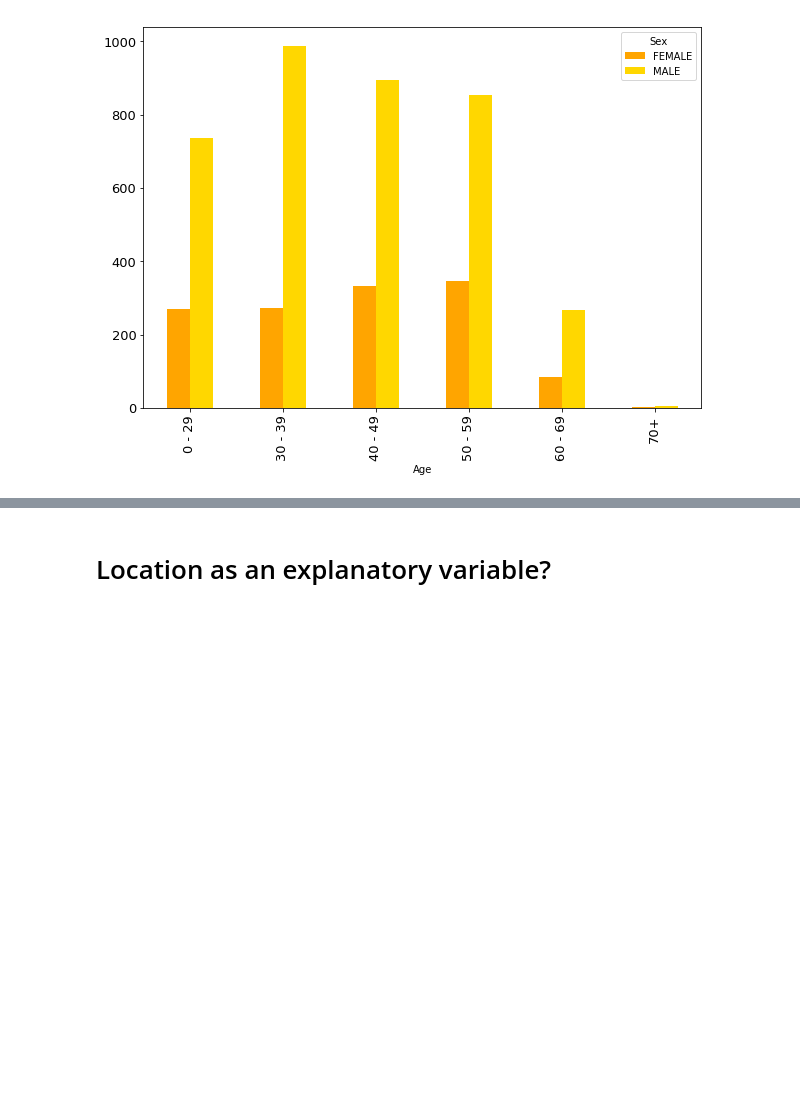
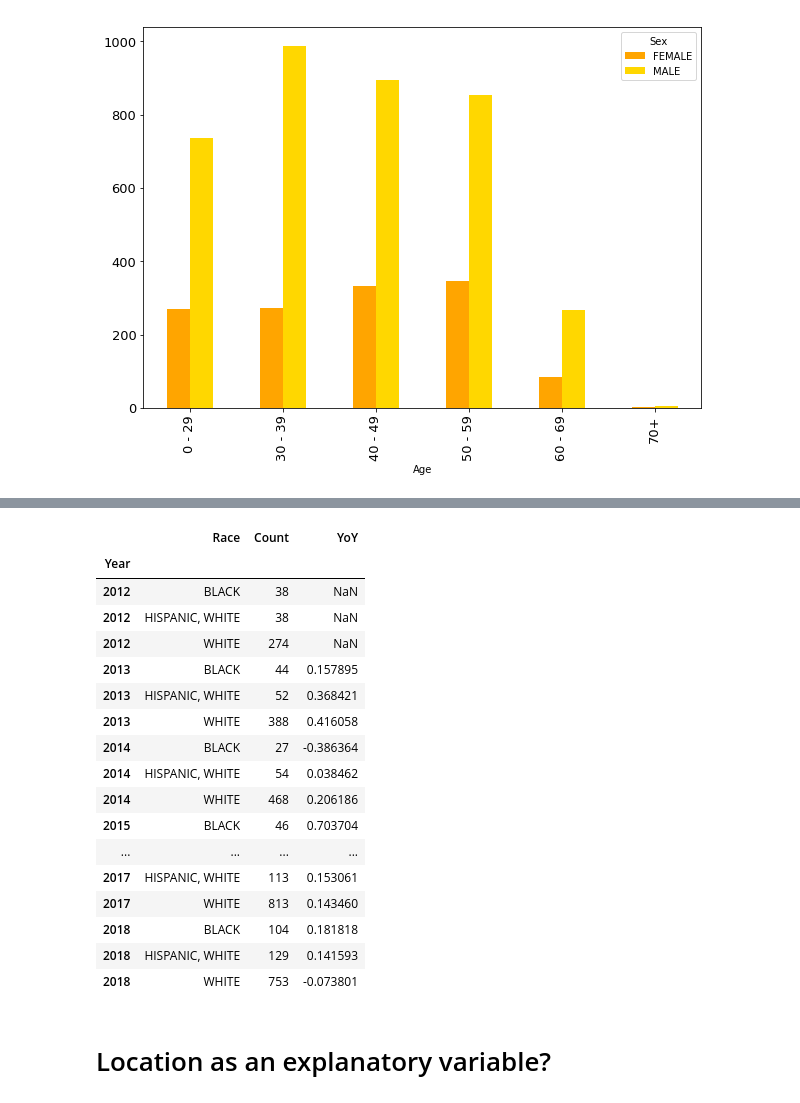
Before and after one commit to kalbond/data_science_term_project, a Jupyter notebook: notebooks/accidental_drug_related_deaths.ipynb, the cells around one changed output, grey strips where cells are left out. Saved outputs shown, nothing was run; the diff lists cells and outputs as text; code cells hidden in the pictures; blank space fills up the shorter version.

```diff
--- a/notebooks/accidental_drug_related_deaths.ipynb
+++ b/notebooks/accidental_drug_related_deaths.ipynb
@@ -506,3 +622,31 @@ sex_age.plot(kind='bar', figsize = (10,7), fontsize=13, color = ['orange', 'gold
+# %%
+# Further analysis to determine YoY for each race
+
+df_top_race = add_df_by_top_race.groupby(['Year','Race'])['Age'].count().reset_index()
+
+df_top_race.rename(columns={'Age':'Count'}, inplace = True)
+df_top_race = df_top_race.set_index('Year')
+df_top_race ['YoY'] = df_top_race['Count'].pct_change(3)
+df_top_race
+# %% [output]
+|  | Race | Count | YoY |
+| Year |  |  |  |
+| 2012 | BLACK | 38 | NaN |
+| 2012 | HISPANIC, WHITE | 38 | NaN |
+| 2012 | WHITE | 274 | NaN |
+| 2013 | BLACK | 44 | 0.157895 |
+| 2013 | HISPANIC, WHITE | 52 | 0.368421 |
+| 2013 | WHITE | 388 | 0.416058 |
+| 2014 | BLACK | 27 | -0.386364 |
+| 2014 | HISPANIC, WHITE | 54 | 0.038462 |
+| 2014 | WHITE | 468 | 0.206186 |
+| 2015 | BLACK | 46 | 0.703704 |
+| ... | ... | ... | ... |
+| 2017 | HISPANIC, WHITE | 113 | 0.153061 |
+| 2017 | WHITE | 813 | 0.143460 |
+| 2018 | BLACK | 104 | 0.181818 |
+| 2018 | HISPANIC, WHITE | 129 | 0.141593 |
+| 2018 | WHITE | 753 | -0.073801 |
 # %% [markdown]
 # Location as an explanatory variable?
 # %%
```
Also changed, not shown: parts of 12 cells of this notebook.
